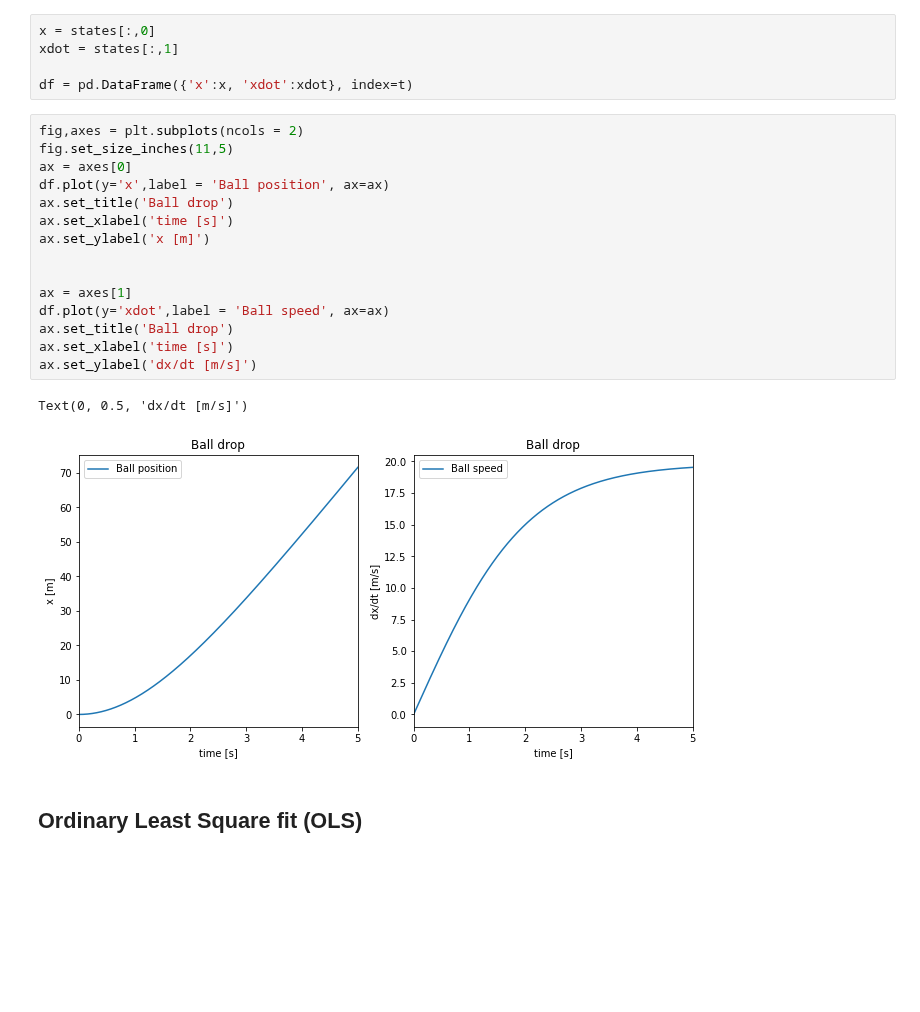
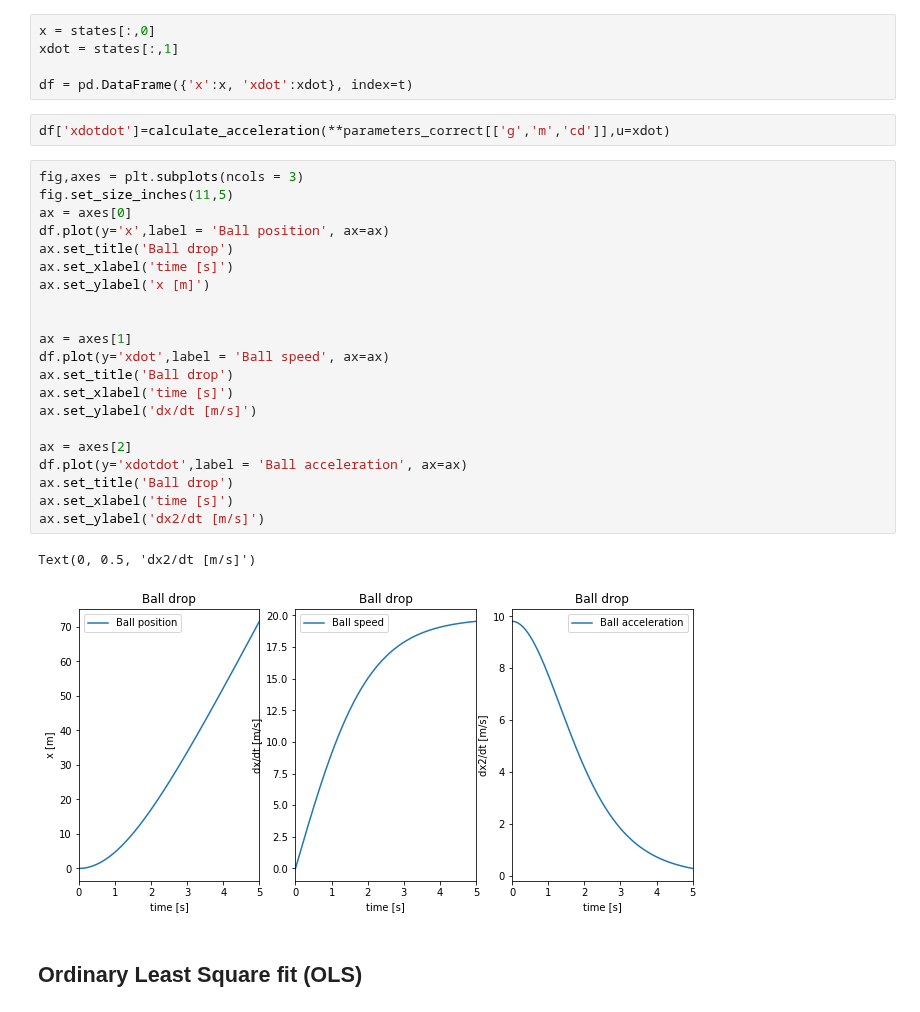
Before and after one commit to martinlarsalbert/rolldecay, a Jupyter notebook: notebooks/01.3_maa_MLE_ball_drop_air.ipynb, the cells around one changed output. Cells and saved outputs as stored; diff of their text form; blank space fills up the shorter version.

```diff
--- a/notebooks/01.3_maa_MLE_ball_drop_air.ipynb
+++ b/notebooks/01.3_maa_MLE_ball_drop_air.ipynb
@@ -57,24 +57,32 @@ x = states[:,0]
 xdot = states[:,1]
 
 df = pd.DataFrame({'x':x, 'xdot':xdot}, index=t)
+# %%
+df['xdotdot']=calculate_acceleration(**parameters_correct[['g','m','cd']],u=xdot)
 # %%
-fig,axes = plt.subplots(ncols = 2)
+fig,axes = plt.subplots(ncols = 3)
 fig.set_size_inches(11,5)
 ax = axes[0]
 df.plot(y='x',label = 'Ball position', ax=ax)
 ax.set_title('Ball drop')
 ax.set_xlabel('time [s]')
 ax.set_ylabel('x [m]')
 
 
 ax = axes[1]
 df.plot(y='xdot',label = 'Ball speed', ax=ax)
 ax.set_title('Ball drop')
 ax.set_xlabel('time [s]')
 ax.set_ylabel('dx/dt [m/s]')
+
+ax = axes[2]
+df.plot(y='xdotdot',label = 'Ball acceleration', ax=ax)
+ax.set_title('Ball drop')
+ax.set_xlabel('time [s]')
+ax.set_ylabel('dx2/dt [m/s]')
 # %% [output]
-Text(0, 0.5, 'dx/dt [m/s]')
+Text(0, 0.5, 'dx2/dt [m/s]')
-[figure, old version]
+[figure, new version]
 # %% [markdown]
 ## Ordinary Least Square fit (OLS)
 # %% [markdown]
```
Also changed, not shown: parts of 17 cells of this notebook.
